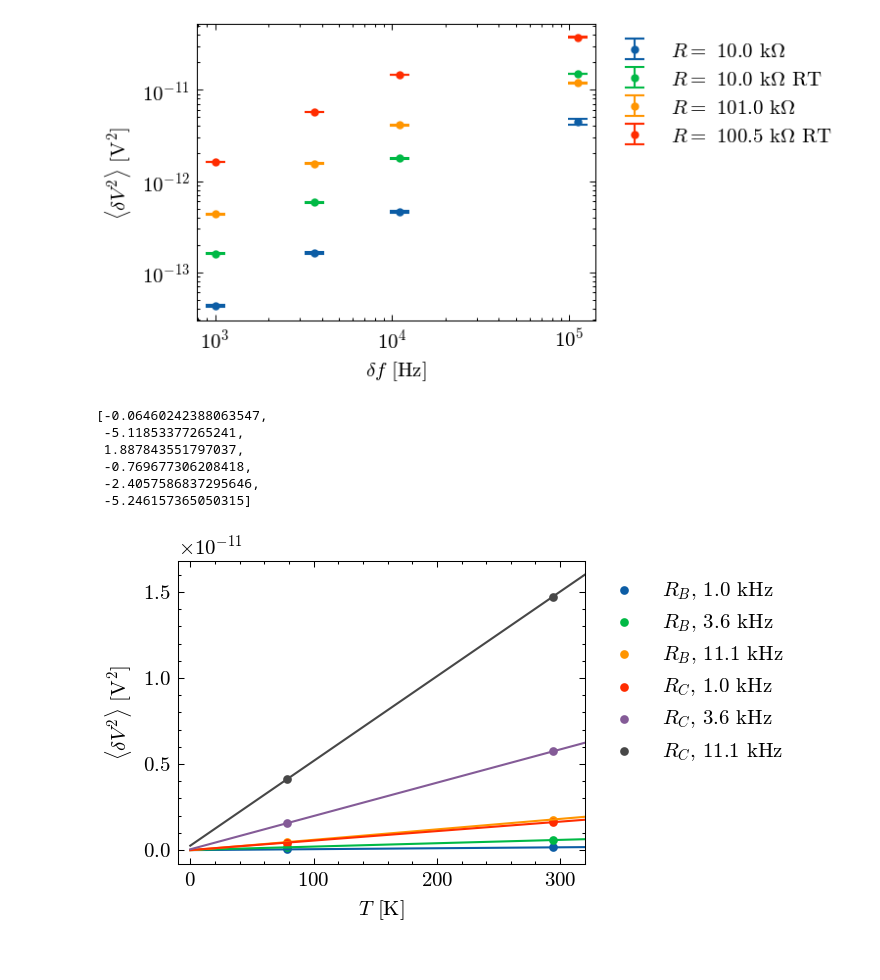
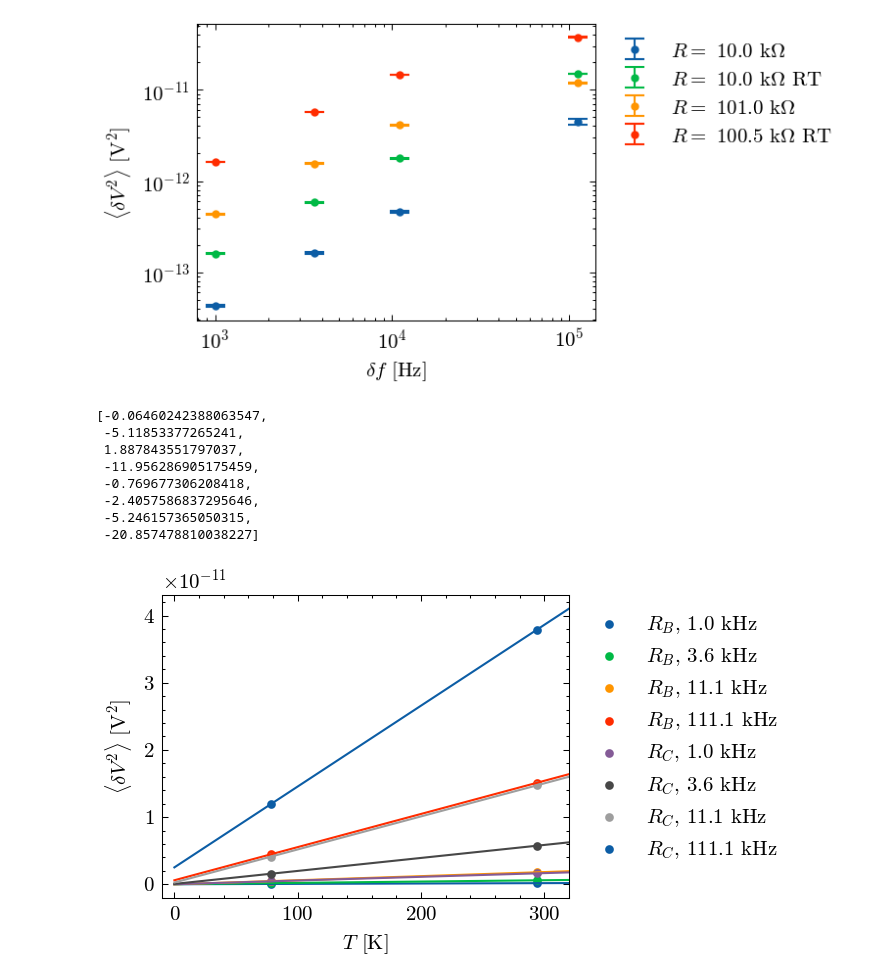
Before and after one commit to emhl/FP2, a Jupyter notebook: rauschen.ipynb, the cells around one changed output. Drawn from its saved outputs; the diff is of its cells as text; code cells hidden in the pictures.

```diff
--- a/rauschen.ipynb
+++ b/rauschen.ipynb
@@ -139,3 +139,11 @@ k_r
  1.4041998023567474e-23+/-4.3366982738300095e-25,
  1.2616099826183972e-23+/-8.757602394501118e-25]
 [figure]
+# %%
+print(r"\begin{tabular}{|l|l|}")
+print(r"\hline")
+print(r"$k_B$ & $\delta f$ \\ \hline")
+print(r"\hline")
+for k, df in zip(k_r,dat1['df kHz'].unique()):
+    print(rf"\num{{{k*1e23:L} e-23}} & {df}\\ \hline")
+print(r"\end{tabular}")
@@ -221,0 +237,8 @@ con.k
+# %%
+print(r"\begin{tabular}{|l|l|}")
+print(r"\hline")
+print(r"$k_B$ & $R$ \\ \hline")
+print(r"\hline")
+for k, r in zip(k_df,dat1['R Ohm'].unique()[1:]):
+    print(rf"\num{{{k*1e23:L} e-23}} & {r}\\ \hline")
+print(r"\end{tabular}")
@@ -468,34 +501,35 @@ for i in range(1,3):
     r_ln = dat_ln['R Ohm'].mean()*1e-3
     # plt.errorbar(dat_ln['df kHz'],nv(y_ln)-nv(y0_ln),yerr=sd(y_ln),fmt='.',label=f'$R=$ {round(r_ln,1)} k$\Omega$')
 
     dat_rt = dat3[1+5*i:5*(i+1)]
     v_rt = ua(dat_rt['V mV'],dat_rt[f'uV'])
     y_rt = dv2n(v_rt, 600, dat_rt['g2'])
     r_rt = dat_rt['R Ohm'].mean()*1e-3
     # plt.errorbar(dat_rt['df kHz'],nv(y_rt)-nv(y0_rt),yerr=sd(y_rt),fmt='.',label=f'$R=$ {round(r_rt,1)} k$\Omega$ RT')
-    for j in range(3):
+    for j in range(4):
         y = [nv(y_rt)[j]-nv(y0_rt)[j],nv(y_ln)[j]-nv(y0_ln)[j]]
         df = np.array(dat_ln['df kHz'])[j]*1e-3
         # print(y)
         plt.scatter(nv(temp),y,label=f'{r[i]}, {round(df,1)} kHz',s=10)
         popt, pcov  = curve_fit(linfit, nv(temp), y)
-
         T_0nq.append(-popt[1]/popt[0])
         tl = np.linspace(0,320,100)
         plt.plot(tl,linfit(tl, *popt))
 plt.legend(loc='upper left', bbox_to_anchor=(1, 1))
 # plt.xscale('log')
 # plt.yscale('log')
 plt.xlim(-10,320)
 plt.xlabel('$T$ [K]')
 plt.ylabel(r'$\langle\delta V^2\rangle$ [V$^2$]')
 plt.savefig(outdir+'3-johnson_rauschen_T.pdf',bbox_inches='tight')
 T_0nq
 # %% [output]
 [-0.06460242388063547,
  -5.11853377265241,
  1.887843551797037,
+ -11.956286905175459,
  -0.769677306208418,
  -2.4057586837295646,
- -5.246157365050315]
+ -5.246157365050315,
+ -20.857478810038227]
-[figure, old version]
+[figure, new version]
```
Also changed, not shown: parts of 4 cells of this notebook.
